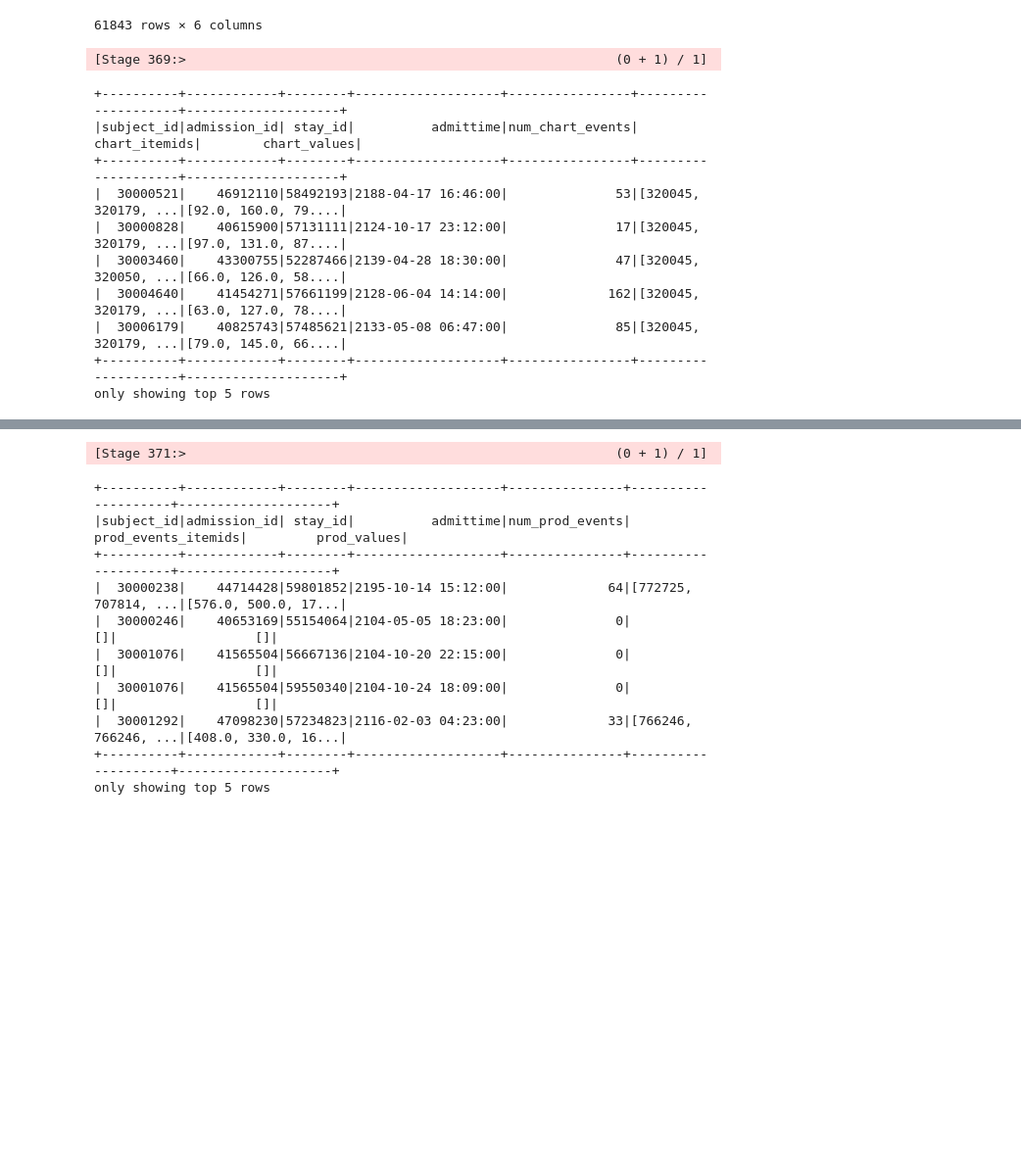
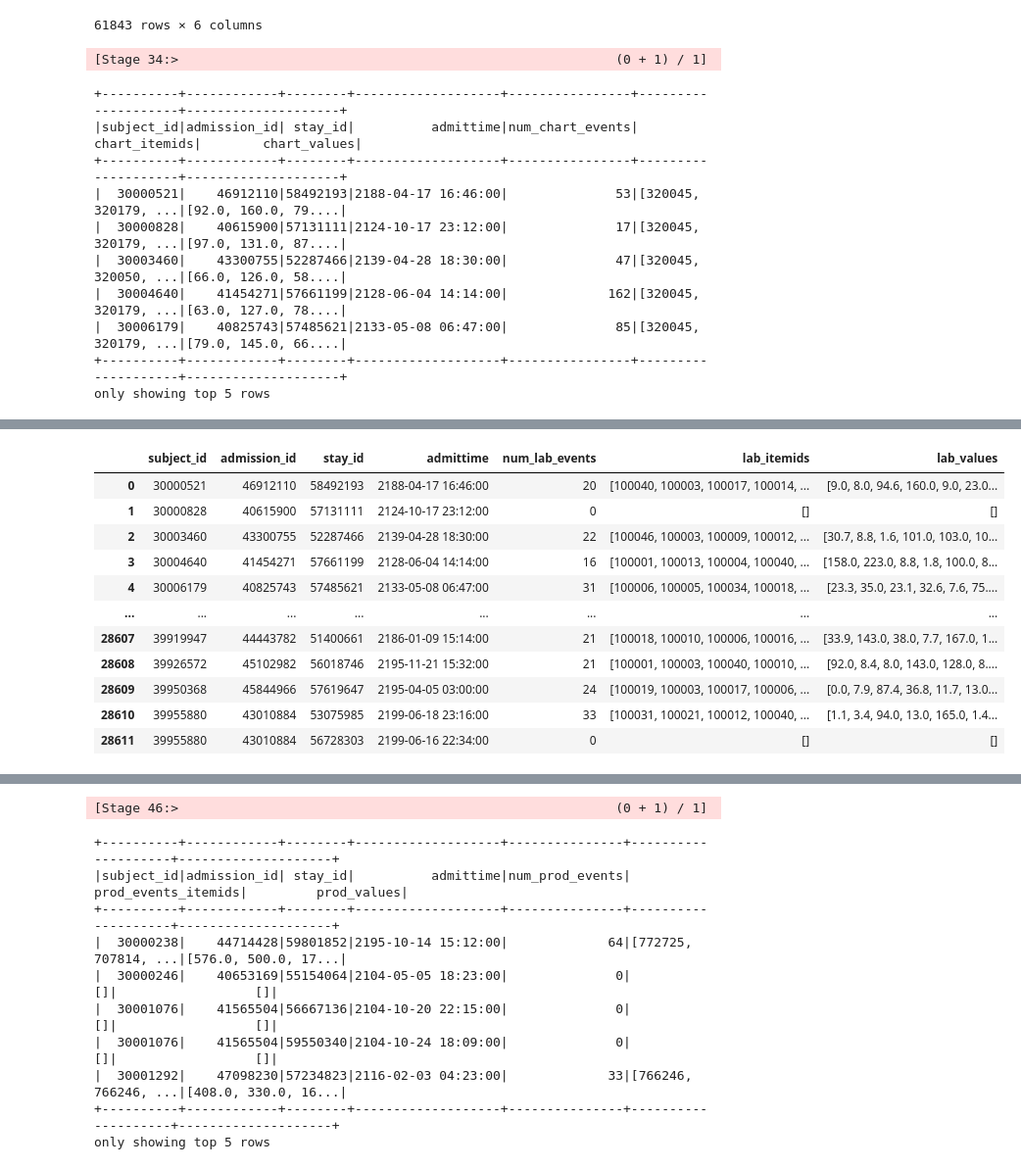
Before and after one commit to julrompar/covid-icu, a Jupyter notebook: notebooks/dataset.ipynb, the cells around one changed output, grey strips where cells are left out. Shown at 98% size. Drawn from its saved outputs; the diff is of its cells as text; code cells hidden in the pictures; blank space fills up the shorter version.

Commit message:
feat: SQL queries to generate events table data

```diff
--- a/notebooks/dataset.ipynb
+++ b/notebooks/dataset.ipynb
@@ -1,10 +1,12 @@
 # %%
 import os
+import sys
 os.environ['_JAVA_OPTIONS'] = '-Djava.security.manager=allow -Duser.name=julianromero'
+sys.path.append(os.path.abspath(os.path.join(os.getcwd(), '..')))
 
 from pyspark.sql import SparkSession
 import pyspark.pandas as ps
 spark = SparkSession.builder.appName("SparkSession").getOrCreate()
 
 from utils.sql_manager import SQLManager
-sql_manager = SQLManager(queries_dir='queries')
+sql_manager = SQLManager(queries_dir='../queries')
@@ -148,7 +161,7 @@ chart_events_post_admission = sql_manager.execute(spark, 'joins/admission_charte
 chart_events_post_admission.createOrReplaceTempView("chart_events_adm")
 chart_events_post_admission.show(5)
 # %% [output]
-[Stage 369:>                                                        (0 + 1) / 1]
+[Stage 34:>                                                         (0 + 1) / 1]
 +----------+------------+--------+-------------------+----------------+--------------------+--------------------+
 |subject_id|admission_id| stay_id|          admittime|num_chart_events|       chart_itemids|        chart_values|
 +----------+------------+--------+-------------------+----------------+--------------------+--------------------+
@@ -163,4 +176,6 @@ only showing top 5 rows
 lab_events_adm = sql_manager.execute(spark, 'joins/admission_labevents.sql')
 lab_events_adm.createOrReplaceTempView("lab_events_adm")
 lab_events_adm.show(5)
+lab_events_adm_df = lab_events_adm.toPandas()
+lab_events_adm_df
 # %% [output]
@@ -167,0 +192,12 @@ lab_events_adm.show(5)
+|  | subject_id | admission_id | stay_id | admittime | num_lab_events | lab_itemids | lab_values |
+| 0 | 30000521 | 46912110 | 58492193 | 2188-04-17 16:46:00 | 20 | [100040, 100003, 100017, 100014, ... | [9.0, 8.0, 94.6, 160.0, 9.0, 23.0... |
+| 1 | 30000828 | 40615900 | 57131111 | 2124-10-17 23:12:00 | 0 | [] | [] |
+| 2 | 30003460 | 43300755 | 52287466 | 2139-04-28 18:30:00 | 22 | [100046, 100003, 100009, 100012, ... | [30.7, 8.8, 1.6, 101.0, 103.0, 10... |
+| 3 | 30004640 | 41454271 | 57661199 | 2128-06-04 14:14:00 | 16 | [100001, 100013, 100004, 100040, ... | [158.0, 223.0, 8.8, 1.8, 100.0, 8... |
+| 4 | 30006179 | 40825743 | 57485621 | 2133-05-08 06:47:00 | 31 | [100006, 100005, 100034, 100018, ... | [23.3, 35.0, 23.1, 32.6, 7.6, 75.... |
+| ... | ... | ... | ... | ... | ... | ... | ... |
+| 28607 | 39919947 | 44443782 | 51400661 | 2186-01-09 15:14:00 | 21 | [100018, 100010, 100006, 100016, ... | [33.9, 143.0, 38.0, 7.7, 167.0, 1... |
+| 28608 | 39926572 | 45102982 | 56018746 | 2195-11-21 15:32:00 | 21 | [100001, 100003, 100040, 100010, ... | [92.0, 8.4, 8.0, 143.0, 128.0, 8.... |
+| 28609 | 39950368 | 45844966 | 57619647 | 2195-04-05 03:00:00 | 24 | [100019, 100003, 100017, 100006, ... | [0.0, 7.9, 87.4, 36.8, 11.7, 13.0... |
+| 28610 | 39955880 | 43010884 | 53075985 | 2199-06-18 23:16:00 | 33 | [100031, 100021, 100012, 100040, ... | [1.1, 3.4, 94.0, 13.0, 165.0, 1.4... |
+| 28611 | 39955880 | 43010884 | 56728303 | 2199-06-16 22:34:00 | 0 | [] | [] |
@@ -180,7 +207,7 @@ procedure_events_adm = sql_manager.execute(spark, 'joins/admission_procedure_eve
 procedure_events_adm.createOrReplaceTempView("procedure_events_adm")
 procedure_events_adm.show(5)
 # %% [output]
-[Stage 371:>                                                        (0 + 1) / 1]
+[Stage 46:>                                                         (0 + 1) / 1]
 +----------+------------+--------+-------------------+---------------+--------------------+--------------------+
 |subject_id|admission_id| stay_id|          admittime|num_prod_events| prod_events_itemids|         prod_values|
 +----------+------------+--------+-------------------+---------------+--------------------+--------------------+
```
Also changed, not shown: parts of 9 cells of this notebook, 8 other files.
